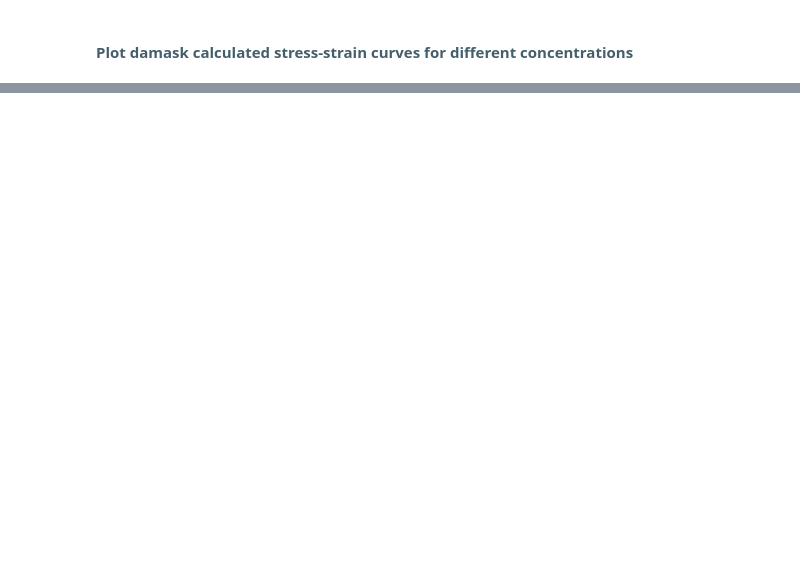
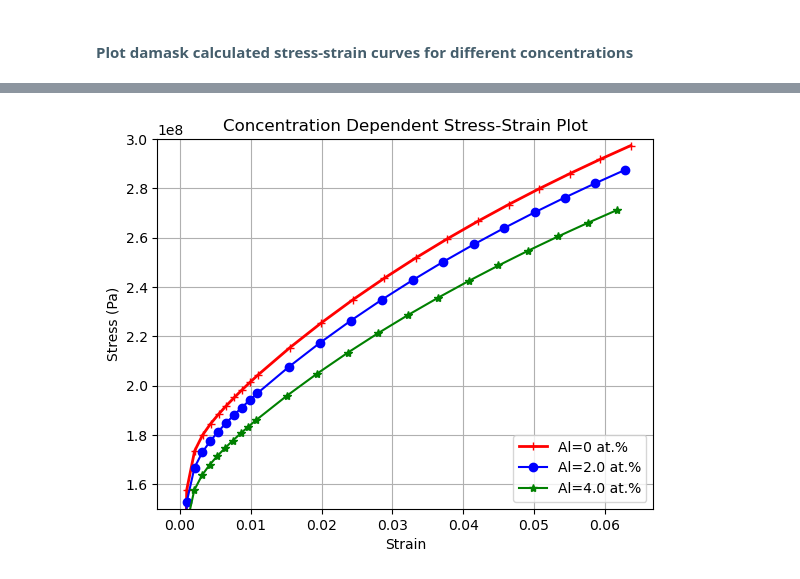
Before and after one commit to usaikia/StahlDigital_Workshop_Materials, a Jupyter notebook: 00_pyiron_damask_tutorial/04_lammps_damask_workflow.ipynb, the cells around one changed output, grey strips where cells are left out. Cells and saved outputs as stored; diff of their text form; code cells hidden in the pictures; blank space fills up the shorter version.

```diff
--- a/00_pyiron_damask_tutorial/04_lammps_damask_workflow.ipynb
+++ b/00_pyiron_damask_tutorial/04_lammps_damask_workflow.ipynb
@@ -323,0 +328,18 @@ plt.show();
+# %%
+# Plot the result
+colors = ['r','g','b']
+plt.plot(result[0][0], result[0][1], 'r', linewidth=2,marker = '+' ,
+         label = 'Al={} at.%'.format(0*100))
+plt.plot(result[1][0], result[1][1], 'b', linestyle="-",marker = 'o' ,
+         label = 'Al={} at.%'.format(0.02*100))
+plt.plot(result[2][0], result[2][1], 'g', linestyle="-",marker = '*' ,
+         label = 'Al={} at.%'.format(0.04*100))
+plt.grid(True)
+plt.xlabel('Strain')
+plt.ylabel('Stress (Pa)')
+plt.legend( loc='lower right')
+plt.title("Concentration Dependent Stress-Strain Plot")
+plt.ylim(1.5e8,3.0e8)
+plt.show();
+# %% [output]
+[figure, added]
```
Also changed, not shown: parts of 12 cells of this notebook.
